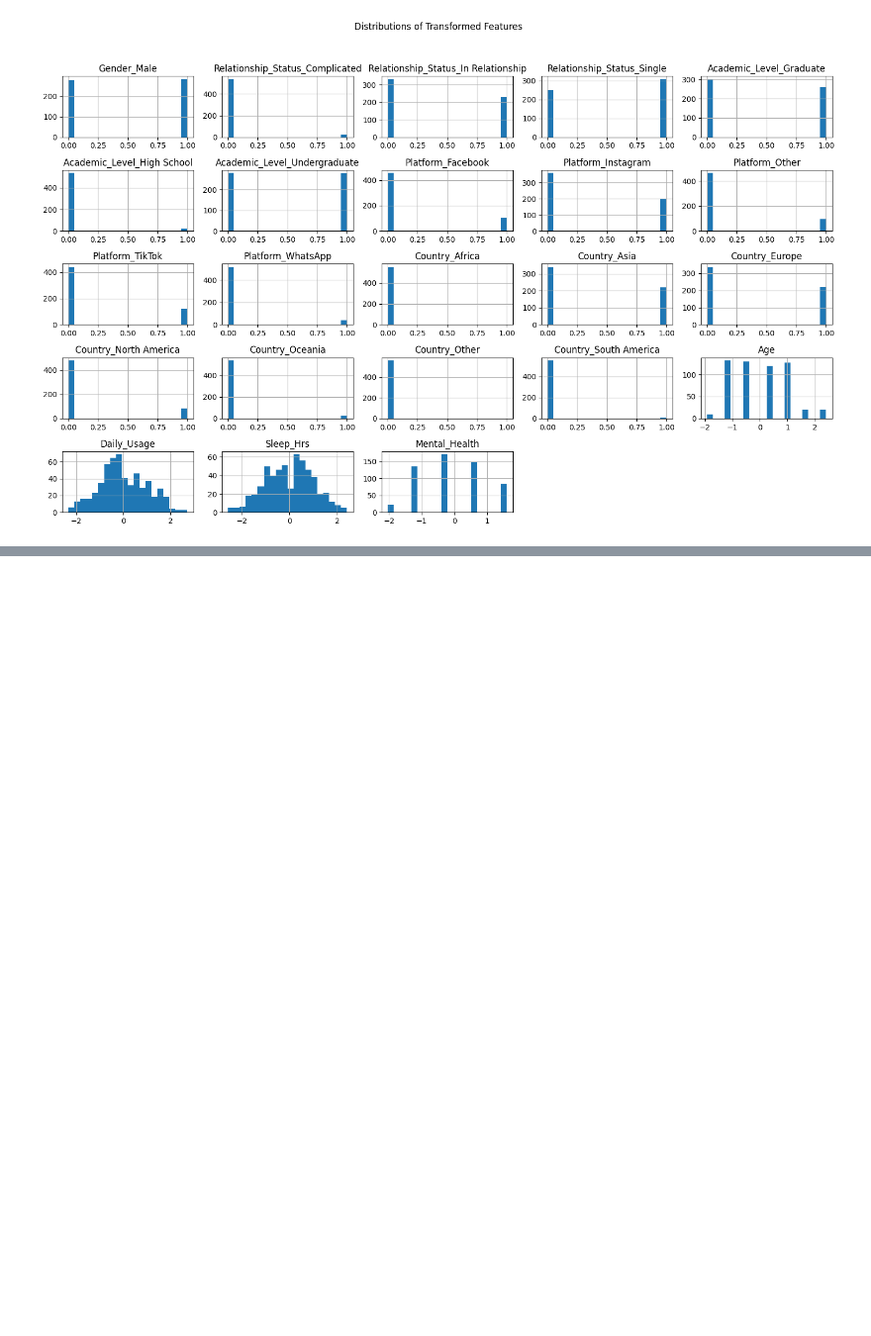
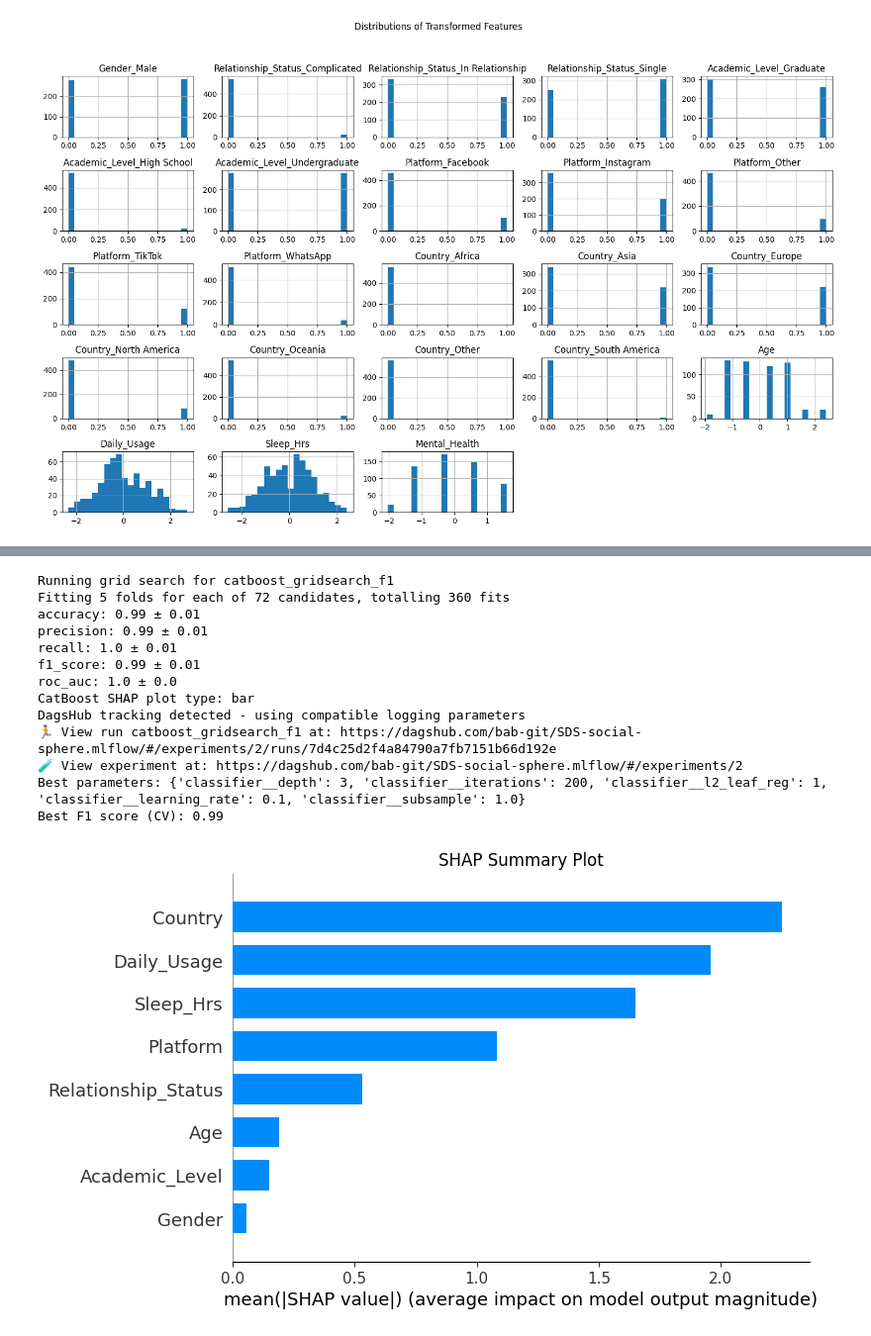
Before and after one commit to numberwrangler/SDS-CP029-social-sphere, a Jupyter notebook: submissions/team-members/bob-hosseini/notebooks/02_classification.ipynb, the cells around one changed output, grey strips where cells are left out. Shown at 99% size. Drawn from its saved outputs; the diff is of its cells as text; code cells hidden in the pictures; blank space fills up the shorter version.

```diff
--- a/submissions/team-members/bob-hosseini/notebooks/02_classification.ipynb
+++ b/submissions/team-members/bob-hosseini/notebooks/02_classification.ipynb
@@ -916,0 +731,67 @@ Best F1 score (CV): 0.9522913452970652
+# %%
+# numeric_cols = [c for c in numeric_cols]
+numeric_cols = [c for c in numeric_cols if c != 'Mental_Health']
+categorical_features = binary_cats + low_card_cols + high_card_cols + country_col
+# Create a transformer that simply drops the Mental_Health_Score column
+preprocessor_catboost = ColumnTransformer([
+    ('cats', 'passthrough', categorical_features),
+    ('nums',    numeric_transformer,  numeric_cols),
+], remainder='drop')
+
+# Then in your CatBoost model:
+catboost_model = CatBoostClassifier(
+    cat_features=list(range(len(categorical_features))),  # Use indices instead of names,
+    verbose=False,
+    random_state=random_state
+)
+# Define the CatBoost pipeline
+catboost_pipeline = Pipeline([
+    ('preprocessing', preprocessor_catboost),  # Use the same preprocessor as other models
+    ('classifier', catboost_model)
+])
+
+# Define the parameter grid for CatBoost
+catboost_param_grid = {
+    'classifier__iterations': [100, 200],
+    'classifier__depth': [3, 5, 7],
+    'classifier__learning_rate': [0.01, 0.1],
+    'classifier__l2_leaf_reg': [1, 3, 5],
+    'classifier__subsample': [0.8, 1.0]
+}
+
+# Train the CatBoost model using GridSearchCV
+best_catboost, catboost_grid_search_result, fig_sum, fig_roc = run_classification_gridsearch_experiment(
+    name="catboost_gridsearch_f1",
+    pipeline=catboost_pipeline,
+    param_grid=catboost_param_grid,
+    X_train=X_train_full,
+    y_train=y_train_full,
+    X_test=X_test,
+    y_test=y_test,
+    cv=cv,
+    scoring=scoring,
+    dataset=mlflow_dataset,
+    verbose=True,
+    registered_model_name="conflict_catboost"
+)
+
+# Print the best parameters and F1 score
+# print("Best parameters:", catboost_grid_search_result.best_params_)
+# print("Best F1 score (CV):", catboost_grid_search_result.best_score_)
+display(fig_sum)
+display(fig_roc)
+# %% [output]
+Running grid search for catboost_gridsearch_f1
+Fitting 5 folds for each of 72 candidates, totalling 360 fits
+accuracy: 0.99 ± 0.01
+precision: 0.99 ± 0.01
+recall: 1.0 ± 0.01
+f1_score: 0.99 ± 0.01
+roc_auc: 1.0 ± 0.0
+CatBoost SHAP plot type: bar
+DagsHub tracking detected - using compatible logging parameters
+🏃 View run catboost_gridsearch_f1 at: https://dagshub.com/bab-git/SDS-social-sphere.mlflow/#/experiments/2/runs/7d4c25d2f4a84790a7fb7151b66d192e
+🧪 View experiment at: https://dagshub.com/bab-git/SDS-social-sphere.mlflow/#/experiments/2
+Best parameters: {'classifier__depth': 3, 'classifier__iterations': 200, 'classifier__l2_leaf_reg': 1, 'classifier__learning_rate': 0.1, 'classifier__subsample': 1.0}
+Best F1 score (CV): 0.99
+[figure, added]
```
Also changed, not shown: parts of 92 cells of this notebook, 5 other files.
